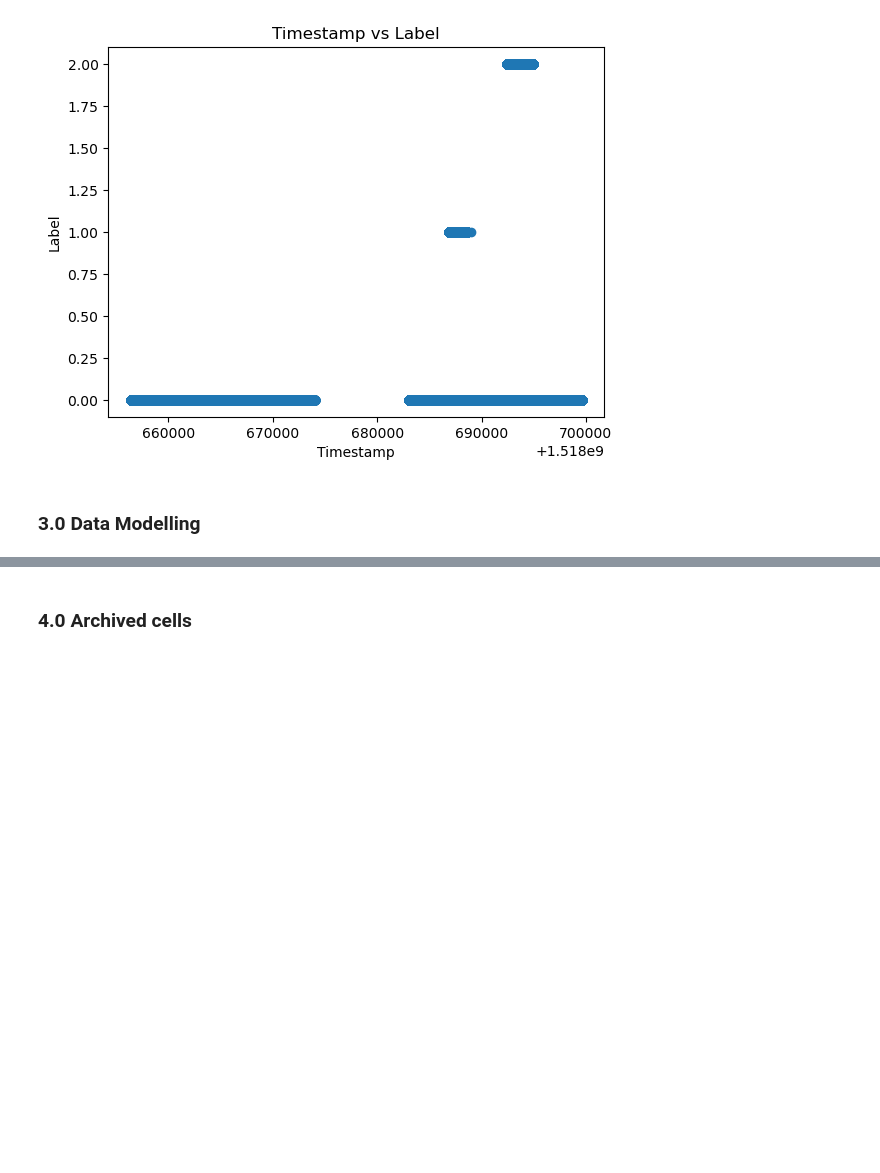
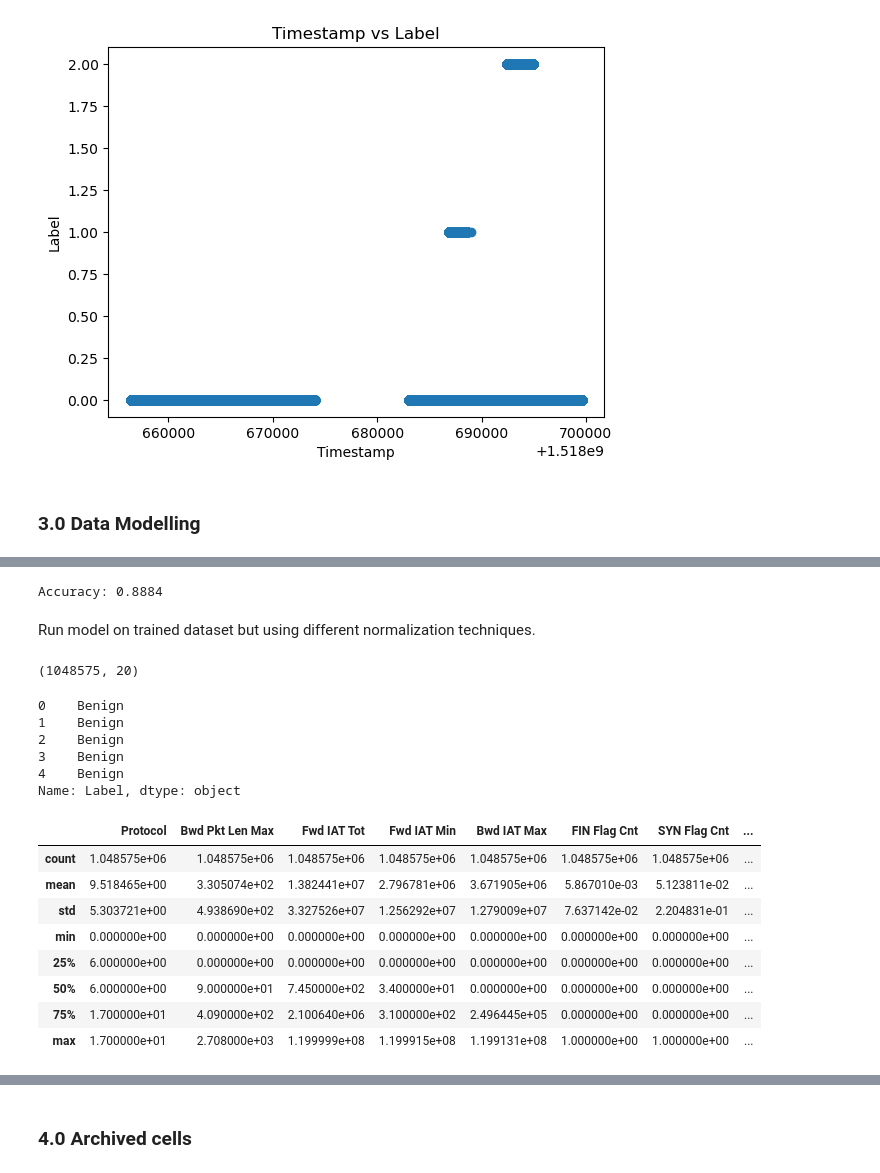
Before and after one commit to timmanik/cyberdefense-dataset-analysis, a Jupyter notebook: cyber-defense-notebook.ipynb, the cells around one changed output, grey strips where cells are left out. Saved outputs shown, nothing was run; the diff lists cells and outputs as text; code cells hidden in the pictures; blank space fills up the shorter version.

```diff
--- a/cyber-defense-notebook.ipynb
+++ b/cyber-defense-notebook.ipynb
@@ -698,0 +801,7 @@ Accuracy: 0.9895
+# %%
+selected_features = ['Protocol', 'Bwd Pkt Len Max', 'Fwd IAT Tot', 'Fwd IAT Min',
+       'Bwd IAT Max', 'FIN Flag Cnt', 'SYN Flag Cnt', 'RST Flag Cnt',
+       'ACK Flag Cnt', 'URG Flag Cnt', 'Init Fwd Win Byts',
+       'Init Bwd Win Byts', 'Fwd Seg Size Min', 'Idle Min', 'Bwd Pkt Len Mean',
+       'Bwd Pkt Len Std', 'Fwd IAT Mean', 'Bwd IAT Mean', 'Bwd IAT Std',
+       'Bwd Seg Size Avg']
@@ -698,0 +986,41 @@ Accuracy: 0.9895
+# %%
+# how to use simplenn_relu.pth to validate on test set
+from torch.autograd import Variable
+import torch
+from sklearn.metrics import accuracy_score
+import torch.nn as nn
+
+model = NeuralNetwork()  # Assuming you have defined the NeuralNetwork class
+
+# Load the model weights
+model.load_state_dict(torch.load('simplenn_relu.pth'))
+
+with torch.no_grad():
+    output = model(X_test)
+    _, predicted = torch.max(output, 1)
+
+# calculate accuracy
+accuracy = accuracy_score(y_test, predicted)
+print(f'Accuracy: {accuracy:.4f}')
+# %% [output]
+Accuracy: 0.8884
+# %% [markdown]
+Run model on trained dataset but using different normalization techniques.
+# %%
+df = pd.read_parquet('Thursday-15-02-2018_TrafficForML_CICFlowMeter.parquet')
+# %%
+df_selected_thurs = df[selected_features]
+# %%
+df_selected_thurs.shape
+# %% [output]
+(1048575, 20)
+# %%
+df_label_thurs = df['Label']
+df_label_thurs.head()
+# %% [output]
+0    Benign
+1    Benign
+2    Benign
+3    Benign
+4    Benign
+Name: Label, dtype: object
@@ -698,0 +1035,12 @@ Accuracy: 0.9895
+# %%
+df_selected_thurs.describe()
+# %% [output]
+|  | Protocol | Bwd Pkt Len Max | Fwd IAT Tot | Fwd IAT Min | Bwd IAT Max | FIN Flag Cnt | SYN Flag Cnt | ... |
+| count | 1.048575e+06 | 1.048575e+06 | 1.048575e+06 | 1.048575e+06 | 1.048575e+06 | 1.048575e+06 | 1.048575e+06 | ... |
+| mean | 9.518465e+00 | 3.305074e+02 | 1.382441e+07 | 2.796781e+06 | 3.671905e+06 | 5.867010e-03 | 5.123811e-02 | ... |
+| std | 5.303721e+00 | 4.938690e+02 | 3.327526e+07 | 1.256292e+07 | 1.279009e+07 | 7.637142e-02 | 2.204831e-01 | ... |
+| min | 0.000000e+00 | 0.000000e+00 | 0.000000e+00 | 0.000000e+00 | 0.000000e+00 | 0.000000e+00 | 0.000000e+00 | ... |
+| 25% | 6.000000e+00 | 0.000000e+00 | 0.000000e+00 | 0.000000e+00 | 0.000000e+00 | 0.000000e+00 | 0.000000e+00 | ... |
+| 50% | 6.000000e+00 | 9.000000e+01 | 7.450000e+02 | 3.400000e+01 | 0.000000e+00 | 0.000000e+00 | 0.000000e+00 | ... |
+| 75% | 1.700000e+01 | 4.090000e+02 | 2.100640e+06 | 3.100000e+02 | 2.496445e+05 | 0.000000e+00 | 0.000000e+00 | ... |
+| max | 1.700000e+01 | 2.708000e+03 | 1.199999e+08 | 1.199915e+08 | 1.199131e+08 | 1.000000e+00 | 1.000000e+00 | ... |
```
Also changed, not shown: parts of 78 cells of this notebook, 4 other files.
